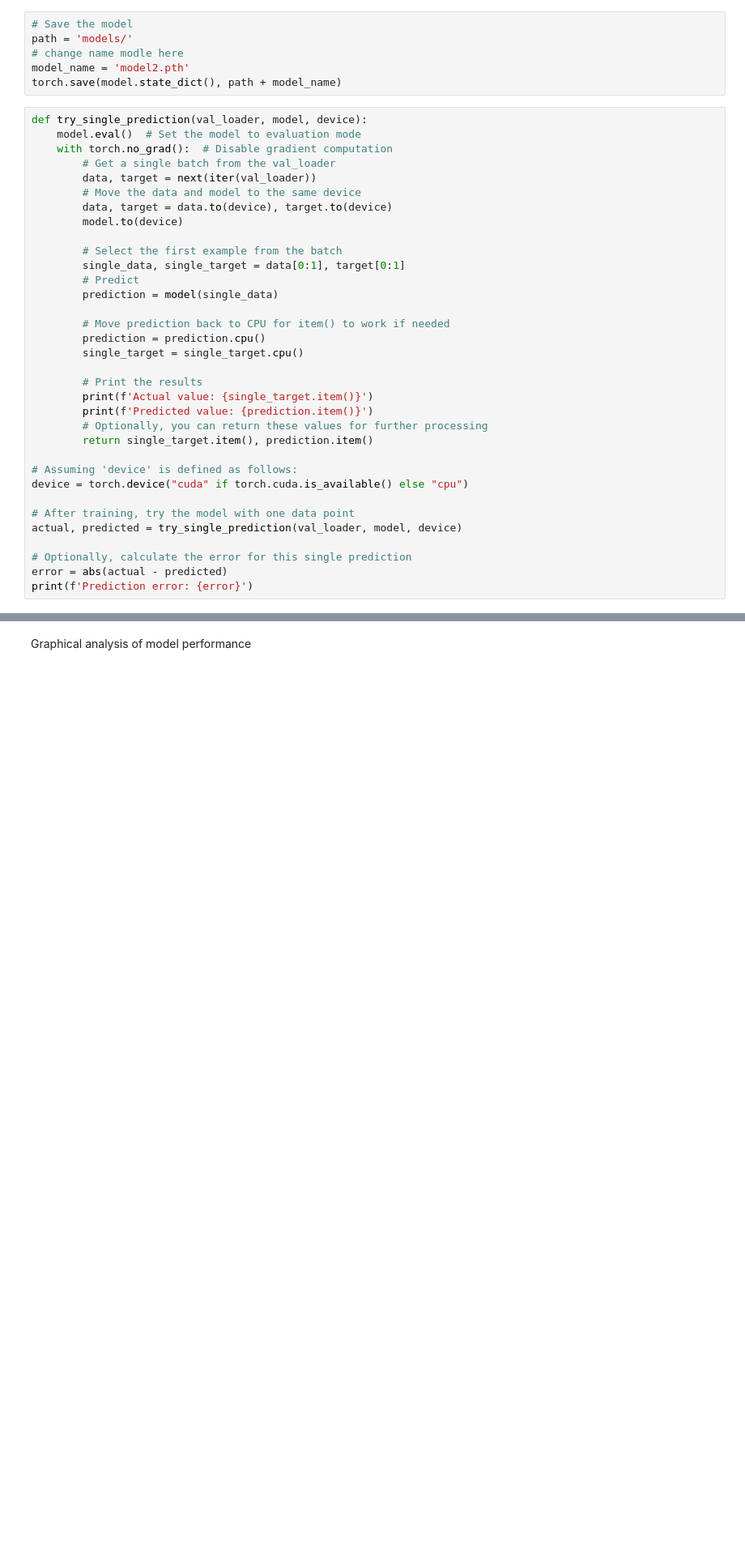
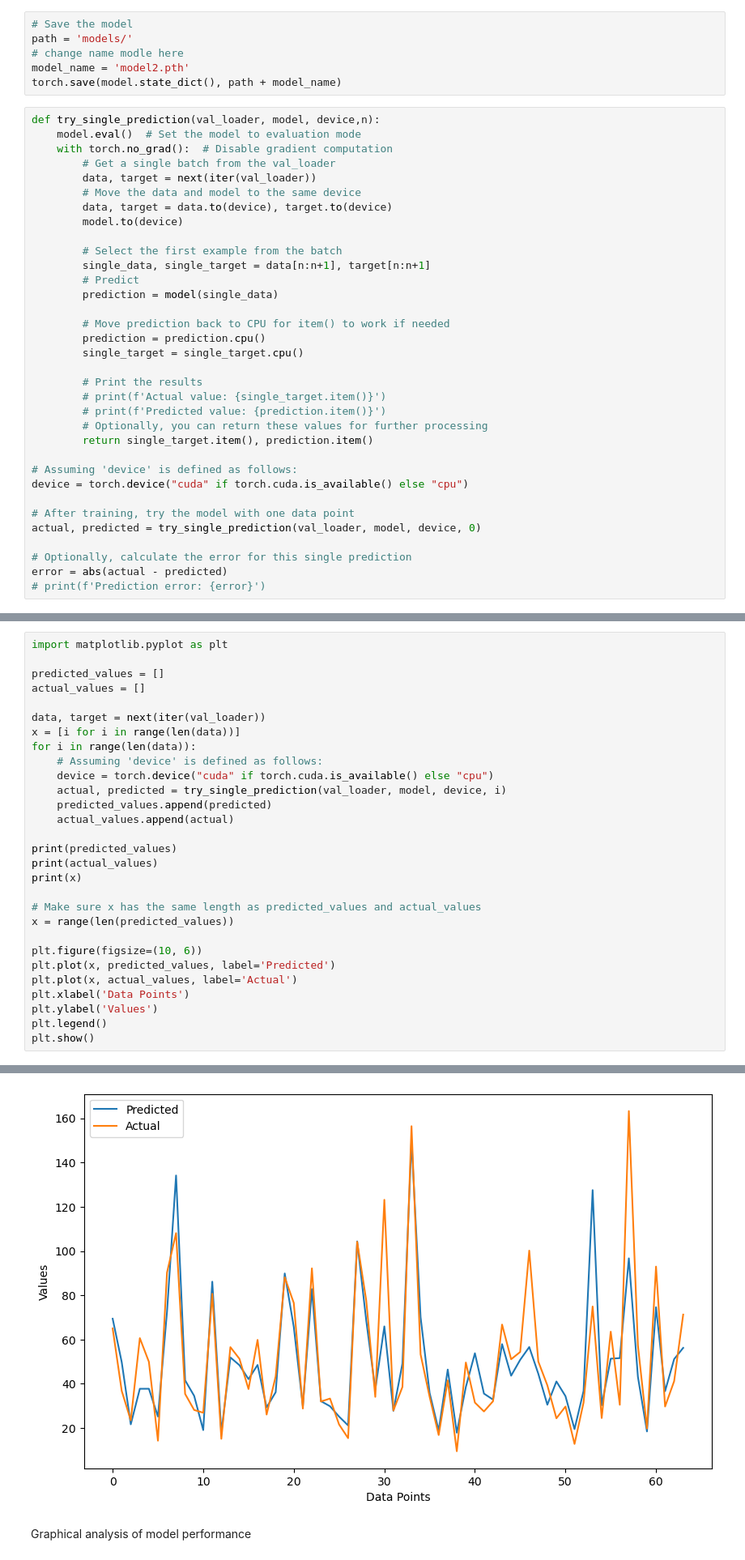
Before and after one commit to kasidis-manasurangkul/time_travel_prediction_model, a Jupyter notebook: model2nana.ipynb, the cells around one changed output, grey strips where cells are left out. Shown at 81% size. Cells and saved outputs as stored; diff of their text form; blank space fills up the shorter version.

```diff
--- a/model2nana.ipynb
+++ b/model2nana.ipynb
@@ -253,7 +280,7 @@ path = 'models/'
 model_name = 'model2.pth'
 torch.save(model.state_dict(), path + model_name)
 # %%
-def try_single_prediction(val_loader, model, device):
+def try_single_prediction(val_loader, model, device,n):
     model.eval()  # Set the model to evaluation mode
     with torch.no_grad():  # Disable gradient computation
         # Get a single batch from the val_loader
@@ -263,7 +290,7 @@ def try_single_prediction(val_loader, model, device):
         model.to(device)
 
         # Select the first example from the batch
-        single_data, single_target = data[0:1], target[0:1]
+        single_data, single_target = data[n:n+1], target[n:n+1]
         # Predict
         prediction = model(single_data)
 
@@ -272,8 +299,8 @@ def try_single_prediction(val_loader, model, device):
         single_target = single_target.cpu()
 
         # Print the results
-        print(f'Actual value: {single_target.item()}')
-        print(f'Predicted value: {prediction.item()}')
+        # print(f'Actual value: {single_target.item()}')
+        # print(f'Predicted value: {prediction.item()}')
         # Optionally, you can return these values for further processing
         return single_target.item(), prediction.item()
 
@@ -281,8 +308,8 @@ def try_single_prediction(val_loader, model, device):
 device = torch.device("cuda" if torch.cuda.is_available() else "cpu")
 
 # After training, try the model with one data point
-actual, predicted = try_single_prediction(val_loader, model, device)
+actual, predicted = try_single_prediction(val_loader, model, device, 0)
 
 # Optionally, calculate the error for this single prediction
 error = abs(actual - predicted)
-print(f'Prediction error: {error}')
+# print(f'Prediction error: {error}')
@@ -292,0 +343,30 @@ Prediction error: 11.624298095703125
+# %%
+import matplotlib.pyplot as plt
+
+predicted_values = []
+actual_values = []
+
+data, target = next(iter(val_loader))
+x = [i for i in range(len(data))]
+for i in range(len(data)):
+    # Assuming 'device' is defined as follows:
+    device = torch.device("cuda" if torch.cuda.is_available() else "cpu")
+    actual, predicted = try_single_prediction(val_loader, model, device, i)
+    predicted_values.append(predicted)
+    actual_values.append(actual)
+
+print(predicted_values)
+print(actual_values)
+print(x)
+
+# Make sure x has the same length as predicted_values and actual_values
+x = range(len(predicted_values))
+
+plt.figure(figsize=(10, 6))
+plt.plot(x, predicted_values, label='Predicted')
+plt.plot(x, actual_values, label='Actual')
+plt.xlabel('Data Points')
+plt.ylabel('Values')
+plt.legend()
+plt.show()
+# %% [output]
@@ -293,3 +376,4 @@ Prediction error: 11.624298095703125
+[figure, added]
 # %% [markdown]
 Graphical analysis of model performance
 # %%
```
Also changed, not shown: parts of 6 cells of this notebook, 1 other file.
